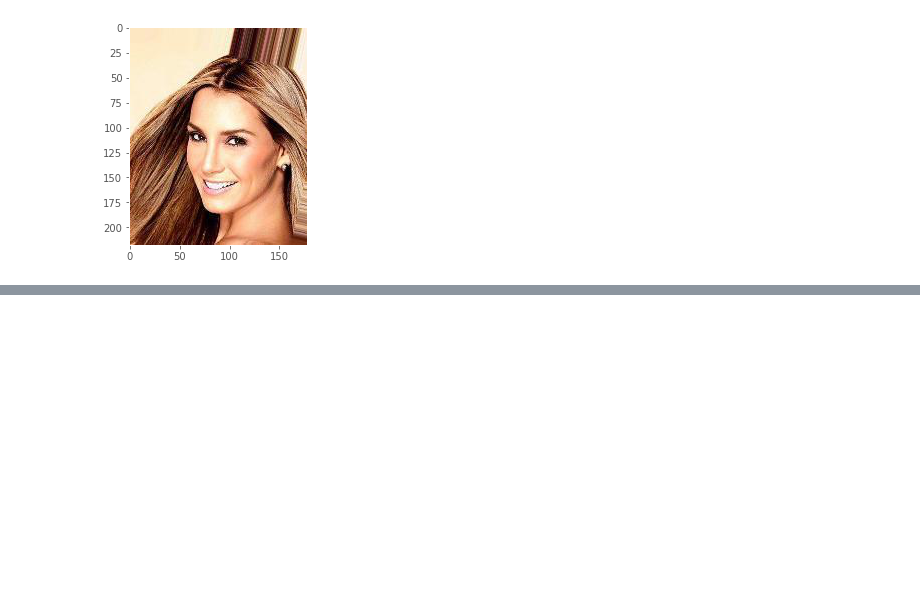
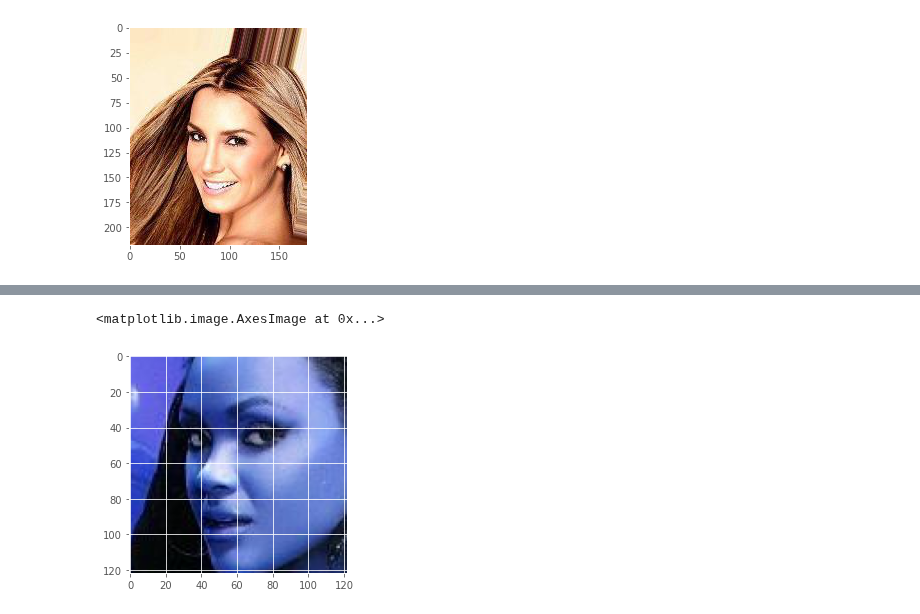
Before and after one commit to lephuocdat2000/-CS114.K21-, a Jupyter notebook: Gender_Classification.ipynb, the cells around one changed output, grey strips where cells are left out. Cells and saved outputs as stored; diff of their text form; code cells hidden in the pictures; blank space fills up the shorter version.

```diff
--- a/Gender_Classification.ipynb
+++ b/Gender_Classification.ipynb
@@ -63,0 +68,15 @@ def load_resize(fname):
+# %%
+faceDetect=cv2.CascadeClassifier(cv2.data.haarcascades + 'haarcascade_frontalface_default.xml')
+def load_resize_extractface(fname):
+    image=cv2.imread(fname)
+    image_gray=cv2.cvtColor(image,cv2.COLOR_BGR2GRAY)
+    faces=faceDetect.detectMultiScale(
+          image_gray,
+          scaleFactor=1.3,
+          minNeighbors=3,
+          minSize=(10,10)
+    )
+    for (x, y, w, h) in faces:
+      #cv2.rectangle(image, (x, y), (x + w, y + h), (0, 255, 0), 2)
+       roi_color = (image[y:y + h, x:x + w])
+       return roi_color
@@ -64,3 +88,8 @@ def load_resize(fname):
+# %%
+plt.imshow(load_resize_extractface(images_folder + '000059.jpg'))
+# %% [output]
+<matplotlib.image.AxesImage at 0x...>
+[figure, added]
 # %%
 arr_image=[]
 for fname in df_attr['Id_image']:
```
Also changed, not shown: parts of 11 cells of this notebook.
